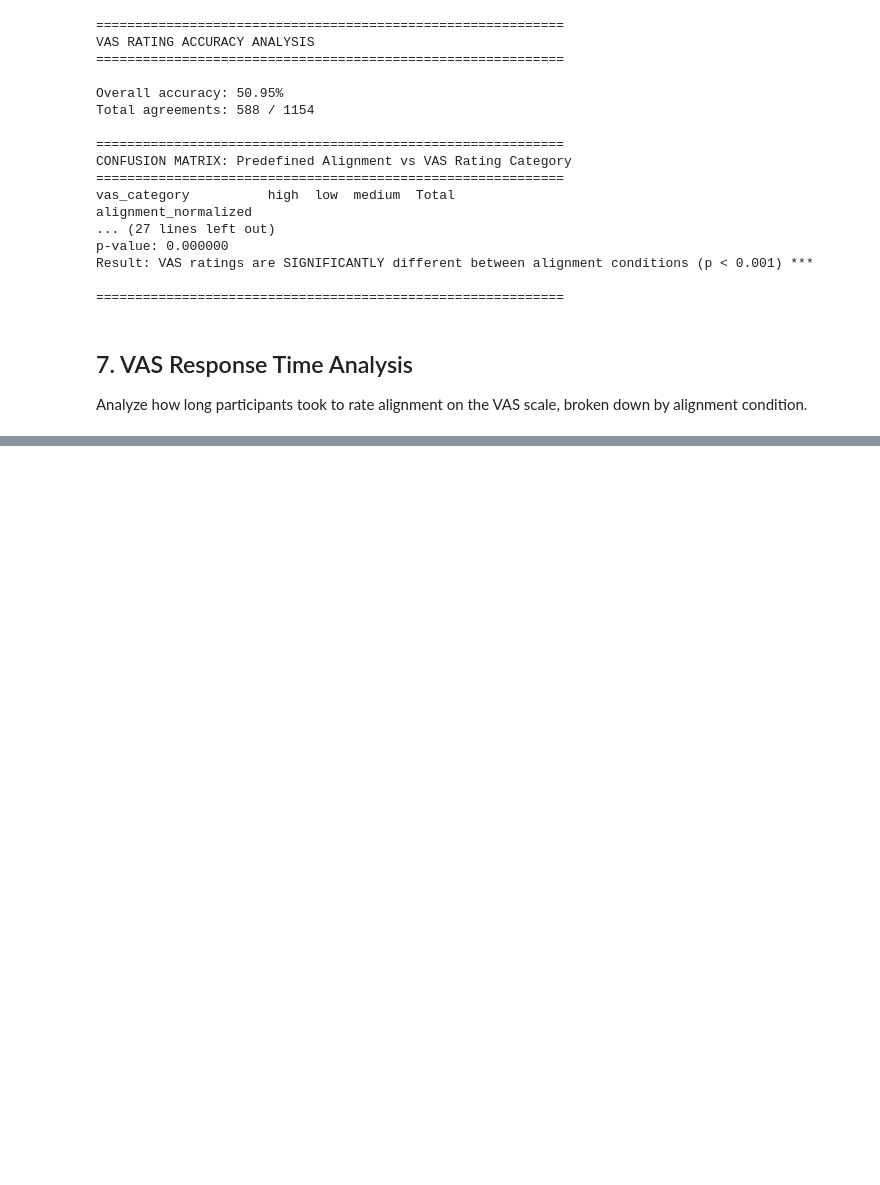
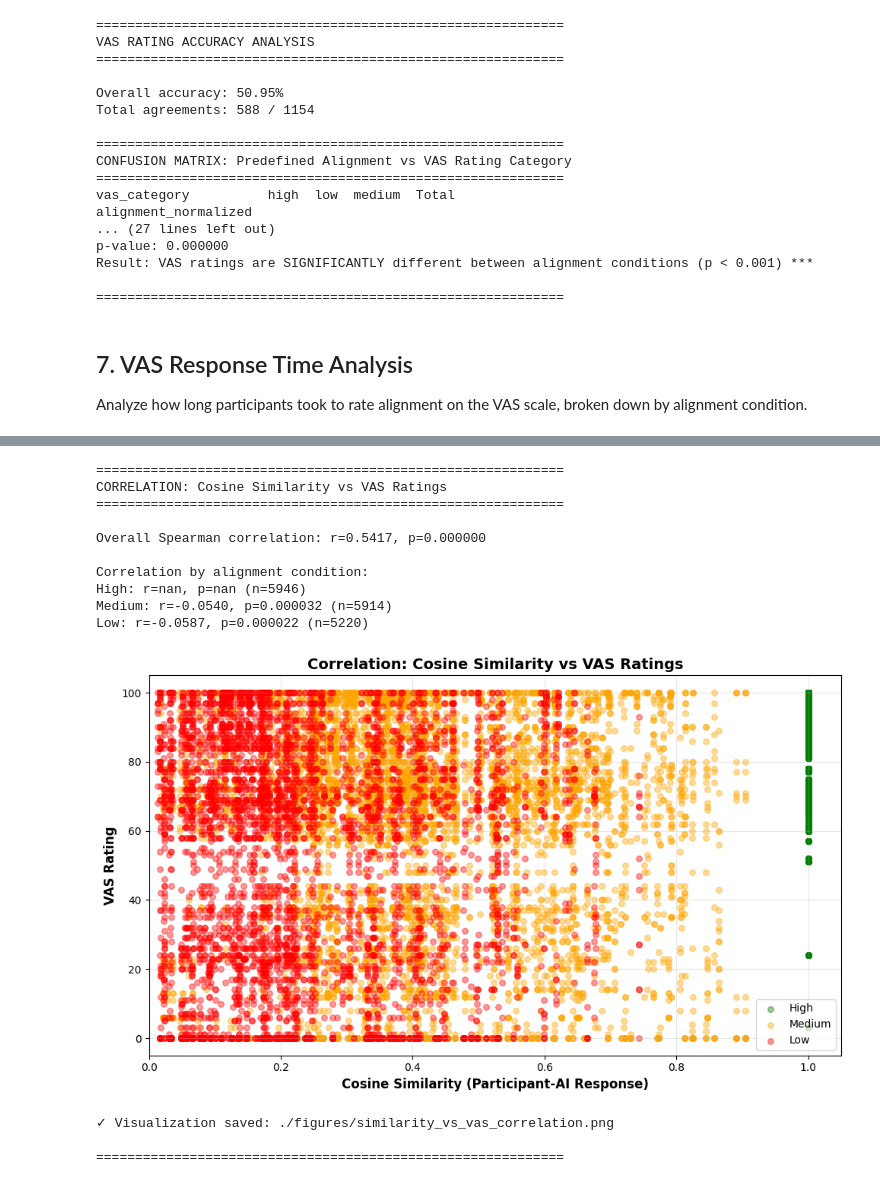
Before and after one commit to kimberlyeder/eeg-eyetracking-analysis, a Jupyter notebook: 09_VAS_Ratings_Results.ipynb, the cells around one changed output, grey strips where cells are left out. Drawn from its saved outputs; the diff is of its cells as text; code cells hidden in the pictures; blank space fills up the shorter version.

```diff
--- a/09_VAS_Ratings_Results.ipynb
+++ b/09_VAS_Ratings_Results.ipynb
@@ -354,0 +729,69 @@ Analyze how long participants took to rate alignment on the VAS scale, broken do
+# %%
+# Correlation between cosine similarity and VAS ratings
+if len(sim_data) > 0:
+    # Merge with VAS ratings
+    merged_df = sim_df.merge(
+        ratings_df[['Alignment', 'slider.response', 'file']],
+        on=['Alignment', 'file'],
+        how='inner'
+    )
+
+    # Ensure numeric
+    merged_df['slider.response'] = pd.to_numeric(merged_df['slider.response'], errors='coerce')
+    merged_df = merged_df.dropna(subset=['slider.response', 'actual_similarity'])
+
+    print(f'\n{"="*60}')
+    print('CORRELATION: Cosine Similarity vs VAS Ratings')
+    print(f'{"="*60}')
+
+    from scipy import stats
+
+    # Overall correlation
+    corr, p_value = stats.spearmanr(merged_df['actual_similarity'], merged_df['slider.response'])
+    print(f'\nOverall Spearman correlation: r={corr:.4f}, p={p_value:.6f}')
+
+    # By condition
+    print(f'\nCorrelation by alignment condition:')
+    for alignment in ['high', 'medium', 'low']:
+        subset = merged_df[merged_df['alignment_normalized'] == alignment]
+        if len(subset) > 3:
+            corr, p_val = stats.spearmanr(subset['actual_similarity'], subset['slider.response'])
+            print(f'{alignment.capitalize()}: r={corr:.4f}, p={p_val:.6f} (n={len(subset)})')
+
+    # Scatter plot
+    fig, ax = plt.subplots(figsize=(10, 6))
+
+    colors = {'high': 'green', 'medium': 'orange', 'low': 'red'}
+    for alignment in ['high', 'medium', 'low']:
+        subset = merged_df[merged_df['alignment_normalized'] == alignment]
+        ax.scatter(subset['actual_similarity'], subset['slider.response'],
+                  alpha=0.4, s=30, c=colors[alignment], label=alignment.capitalize())
+
+    ax.set_xlabel('Cosine Similarity (Participant-AI Response)', fontsize=12, fontweight='bold')
+    ax.set_ylabel('VAS Rating', fontsize=12, fontweight='bold')
+    ax.set_title('Correlation: Cosine Similarity vs VAS Ratings', fontsize=14, fontweight='bold')
+    ax.legend()
+    ax.grid(True, alpha=0.3)
+    ax.set_xlim(0, 1.05)
+
+    plt.tight_layout()
+    plt.savefig('./figures/similarity_vs_vas_correlation.png', dpi=150, bbox_inches='tight')
+    plt.show()
+
+    print('\n✓ Visualization saved: ./figures/similarity_vs_vas_correlation.png')
+    print(f'\n{"="*60}')
+# %% [output]
+============================================================
+CORRELATION: Cosine Similarity vs VAS Ratings
+============================================================
+
+Overall Spearman correlation: r=0.5417, p=0.000000
+
+Correlation by alignment condition:
+High: r=nan, p=nan (n=5946)
+Medium: r=-0.0540, p=0.000032 (n=5914)
+Low: r=-0.0587, p=0.000022 (n=5220)
+[figure, added]
+✓ Visualization saved: ./figures/similarity_vs_vas_correlation.png
+
+============================================================
```
Also changed, not shown: parts of 6 cells of this notebook.
